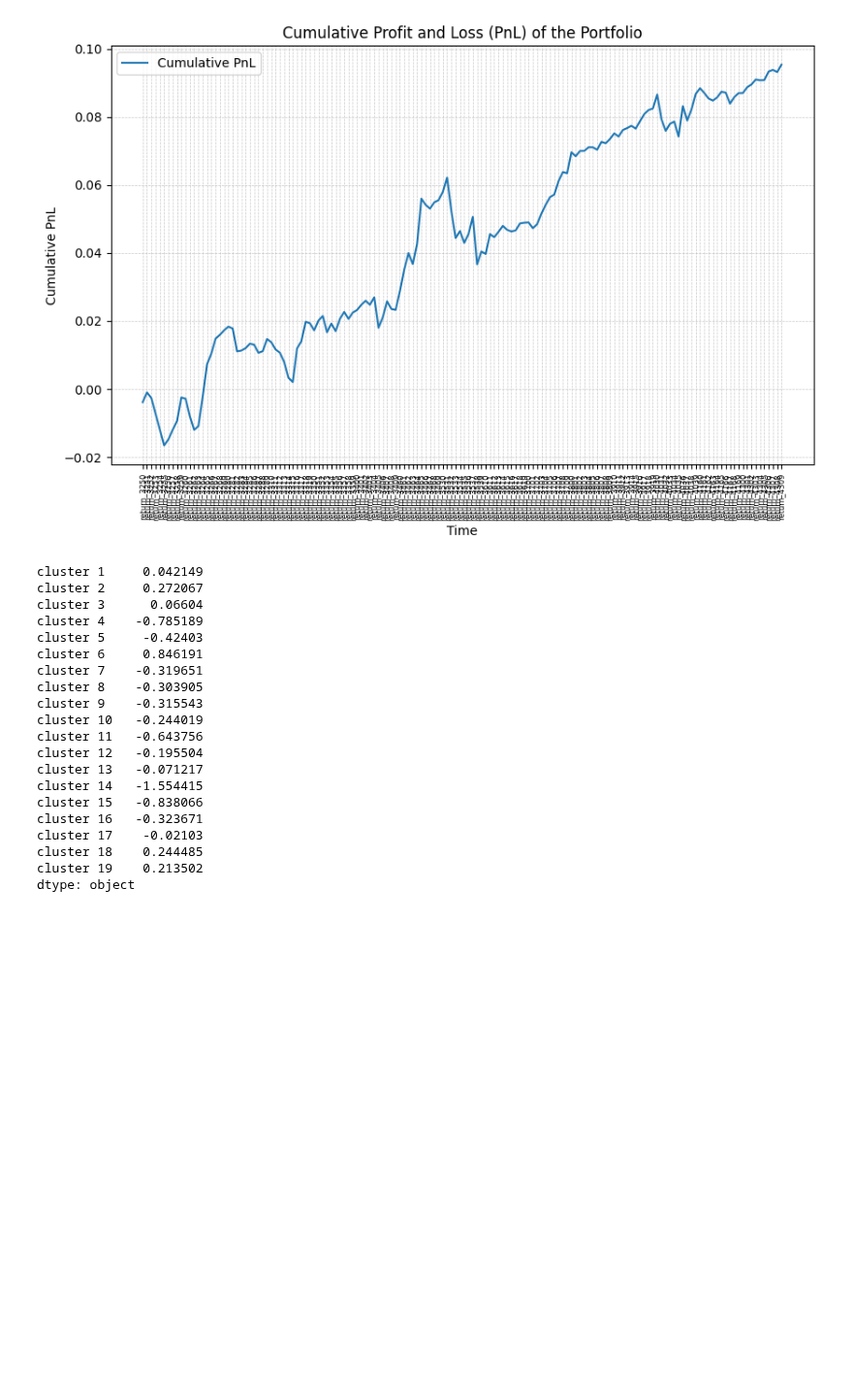
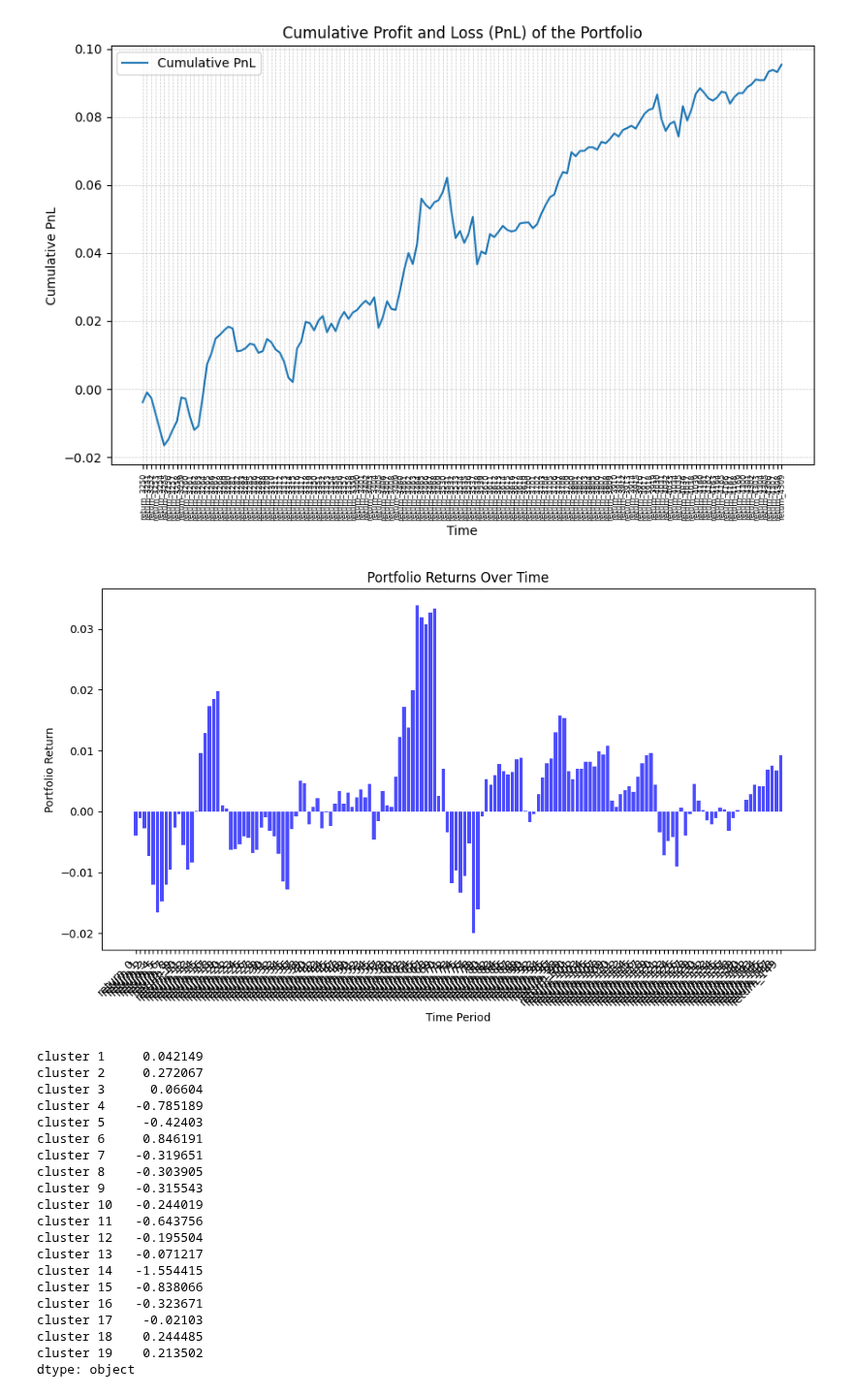
Before and after one commit to MohamedKeteb/Portfolio_clustering_project, a Jupyter notebook: Code/overall_perf.ipynb, the cells around one changed output. Shown at 97% size. Cells and saved outputs as stored; diff of their text form; code cells hidden in the pictures; blank space fills up the shorter version.

```diff
--- a/Code/overall_perf.ipynb
+++ b/Code/overall_perf.ipynb
@@ -122,6 +143,21 @@ plt.grid(True, linestyle='--', linewidth=0.5, alpha=0.7)
 plt.show()
 # %% [output]
 [figure]
+# %%
+plt.figure(figsize=(10, 6))
+plt.bar(range(len(PnL)), PnL, color='blue', alpha=0.7)
+
+# Customize the plot
+plt.xlabel('Time Period')
+plt.ylabel('Portfolio Return')
+plt.title('Portfolio Returns Over Time')
+plt.xticks(range(len(PnL)), ['return_{}'.format(i) for i in range(len(PnL))], rotation=45, ha='right')
+
+# Show the plot
+plt.tight_layout()
+plt.show()
+# %% [output]
+[figure, added]
 # %%
 corr_matrix = process.correlation_matrix(lookback_window=lookback_window, df_cleaned=df_cleaned)
 cluster_composition = process.cluster_composition_and_centroid(df_cleaned=df_cleaned, correlation_matrix=corr_matrix, number_of_clusters=20, lookback_window=lookback_window)
```
Also changed, not shown: parts of 1 cell of this notebook.
